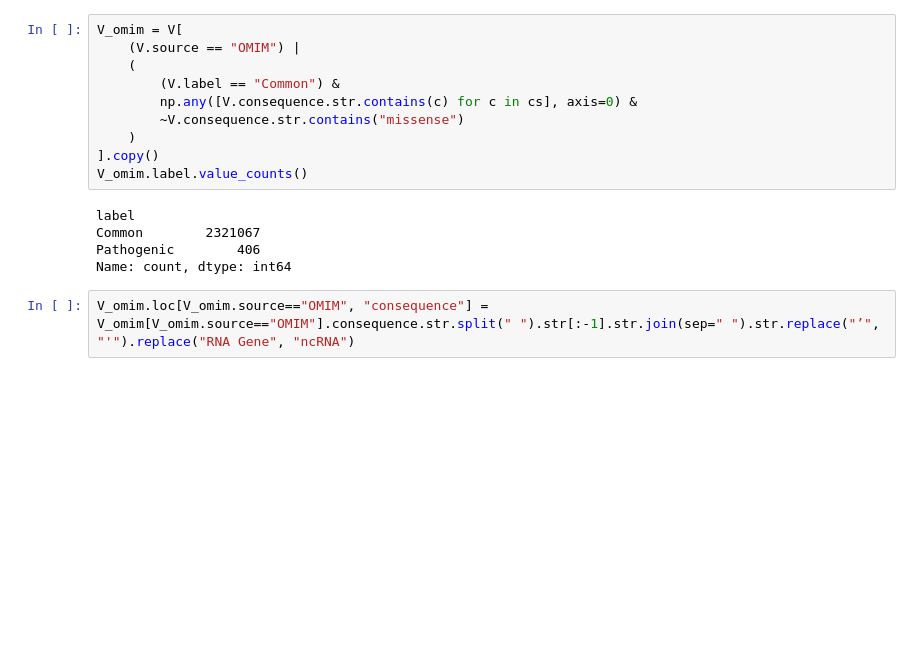
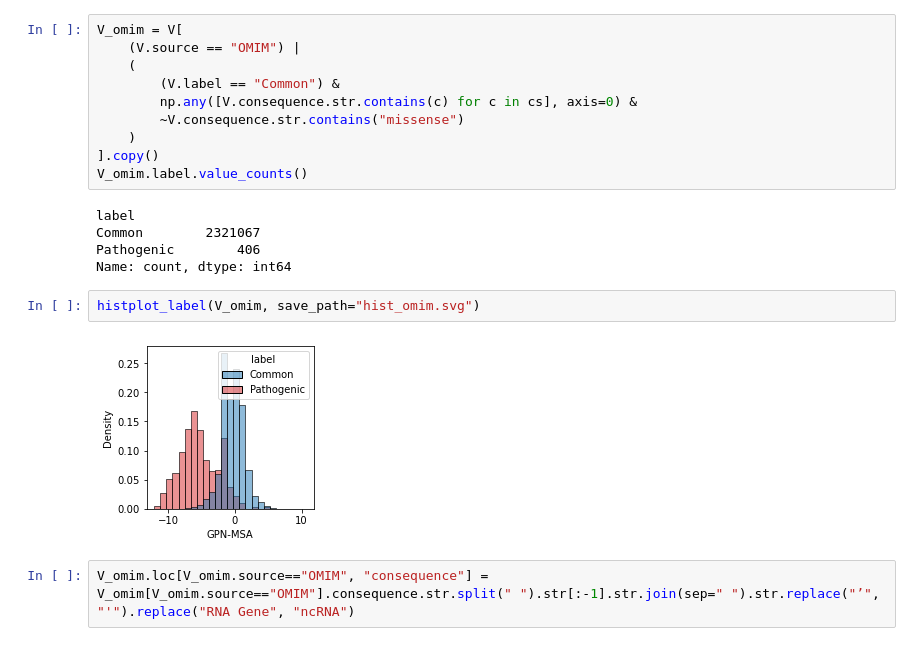
Before and after one commit to songlab-cal/gpn, a Jupyter notebook: analysis/human/workflow/notebooks/vep.ipynb, the cells around one changed output. Cells and saved outputs as stored; diff of their text form; blank space fills up the shorter version.

```diff
--- a/analysis/human/workflow/notebooks/vep.ipynb
+++ b/analysis/human/workflow/notebooks/vep.ipynb
@@ -495,6 +518,10 @@ label
 Common        2321067
 Pathogenic        406
 Name: count, dtype: int64
+# %%
+histplot_label(V_omim, save_path="hist_omim.svg")
+# %% [output]
+[figure, added]
 # %%
 V_omim.loc[V_omim.source=="OMIM", "consequence"] = V_omim[V_omim.source=="OMIM"].consequence.str.split(" ").str[:-1].str.join(sep=" ").str.replace("’", "'").replace("RNA Gene", "ncRNA")
 # %%
```
Also changed, not shown: parts of 5 cells of this notebook.
